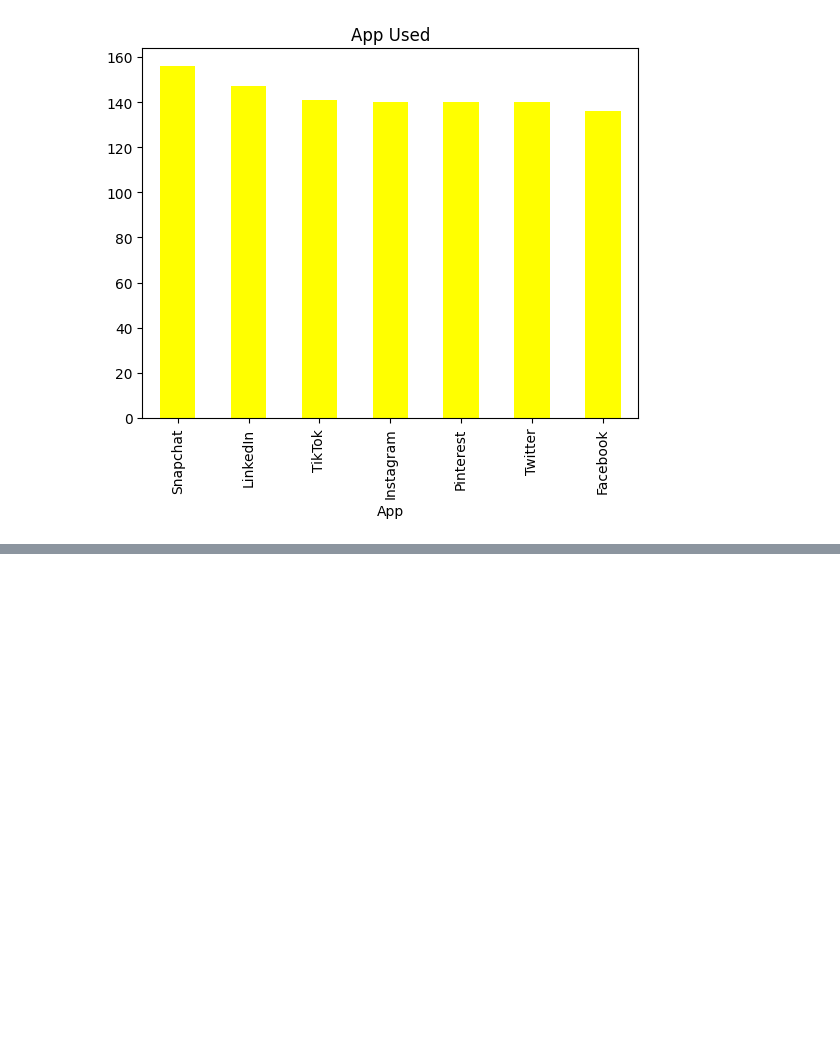
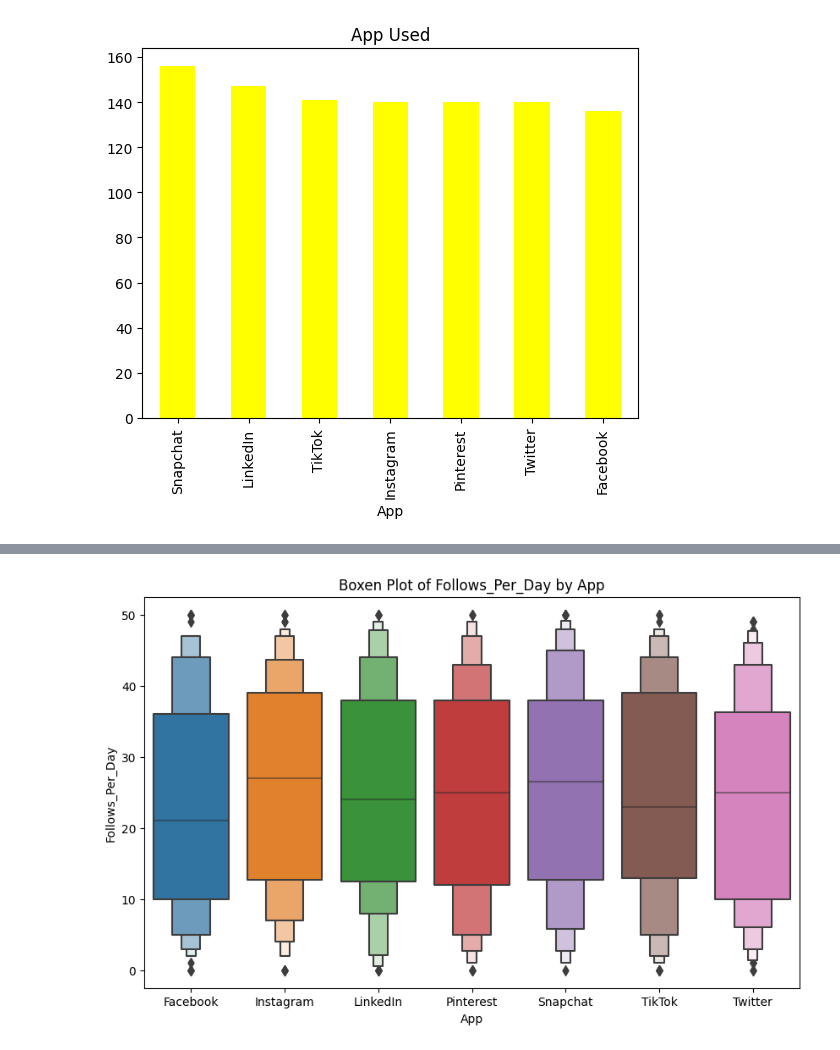
Before and after one commit to kumawatmanish05/Social_media_Usage_analysis, a Jupyter notebook: social-media-analysis.ipynb, the cells around one changed output, grey strips where cells are left out. Cells and saved outputs as stored; diff of their text form; code cells hidden in the pictures; blank space fills up the shorter version.

```diff
--- a/social-media-analysis.ipynb
+++ b/social-media-analysis.ipynb
@@ -143,0 +158,7 @@ df["App"].value_counts().plot(kind = "bar",color = "Yellow",title = "App Used")
+# %%
+plt.figure(figsize=(10, 6))
+sns.boxenplot(x="App", y="Follows_Per_Day", data=df)
+plt.title("Boxen Plot of Follows_Per_Day by App")
+plt.show()
+# %% [output]
+[figure, added]
```
Also changed, not shown: parts of 6 cells of this notebook.
